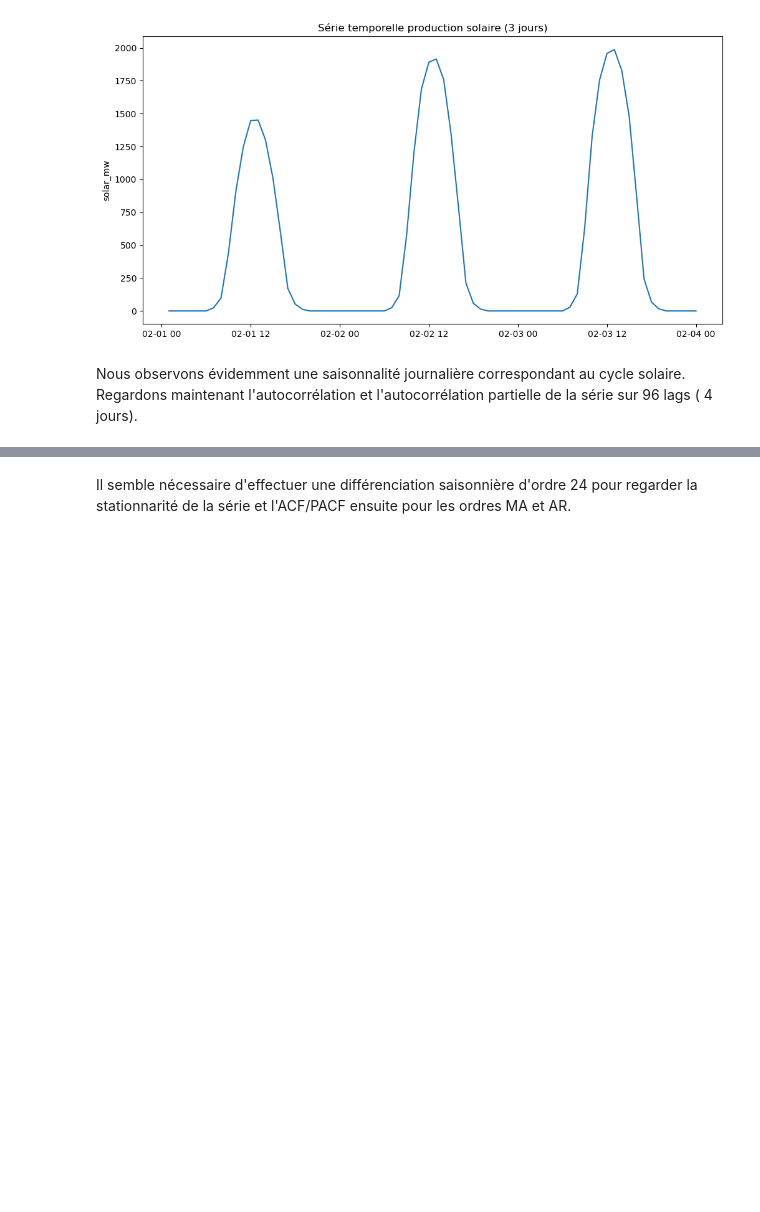
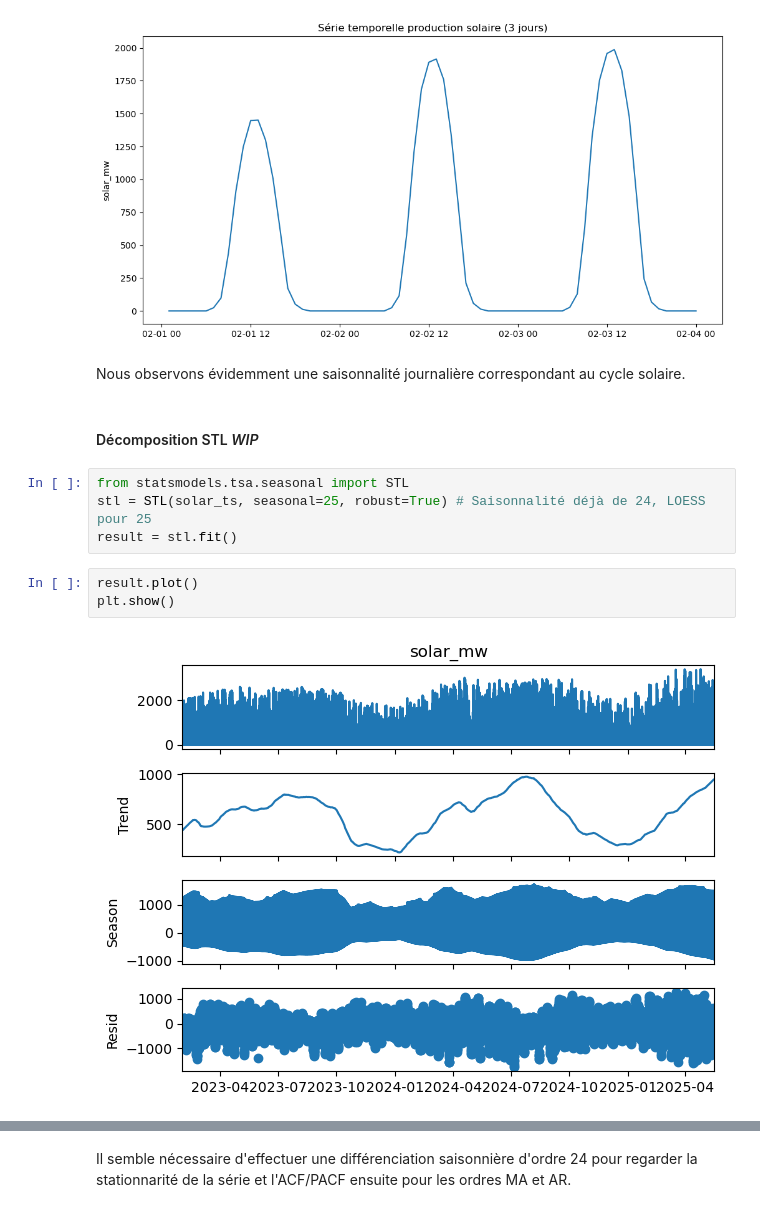
Before and after one commit to Simonsns/solar_prediction, a Jupyter notebook: notebooks/01_data_exploration.ipynb, the cells around one changed output, grey strips where cells are left out. Saved outputs shown, nothing was run; the diff lists cells and outputs as text; blank space fills up the shorter version.

```diff
--- a/notebooks/01_data_exploration.ipynb
+++ b/notebooks/01_data_exploration.ipynb
@@ -424,4 +457,15 @@ plt.show()
 # %% [output]
 [figure]
 # %% [markdown]
-Nous observons évidemment une saisonnalité journalière correspondant au cycle solaire. Regardons maintenant l'autocorrélation et l'autocorrélation partielle de la série sur 96 lags ( 4 jours).
+Nous observons évidemment une saisonnalité journalière correspondant au cycle solaire.
+# %% [markdown]
+#### Décomposition STL *WIP*
+# %%
+from statsmodels.tsa.seasonal import STL
+stl = STL(solar_ts, seasonal=25, robust=True) # Saisonnalité déjà de 24, LOESS pour 25
+result = stl.fit()
+# %%
+result.plot()
+plt.show()
+# %% [output]
+[figure, added]
```
Also changed, not shown: parts of 25 cells of this notebook, 1 other file.
